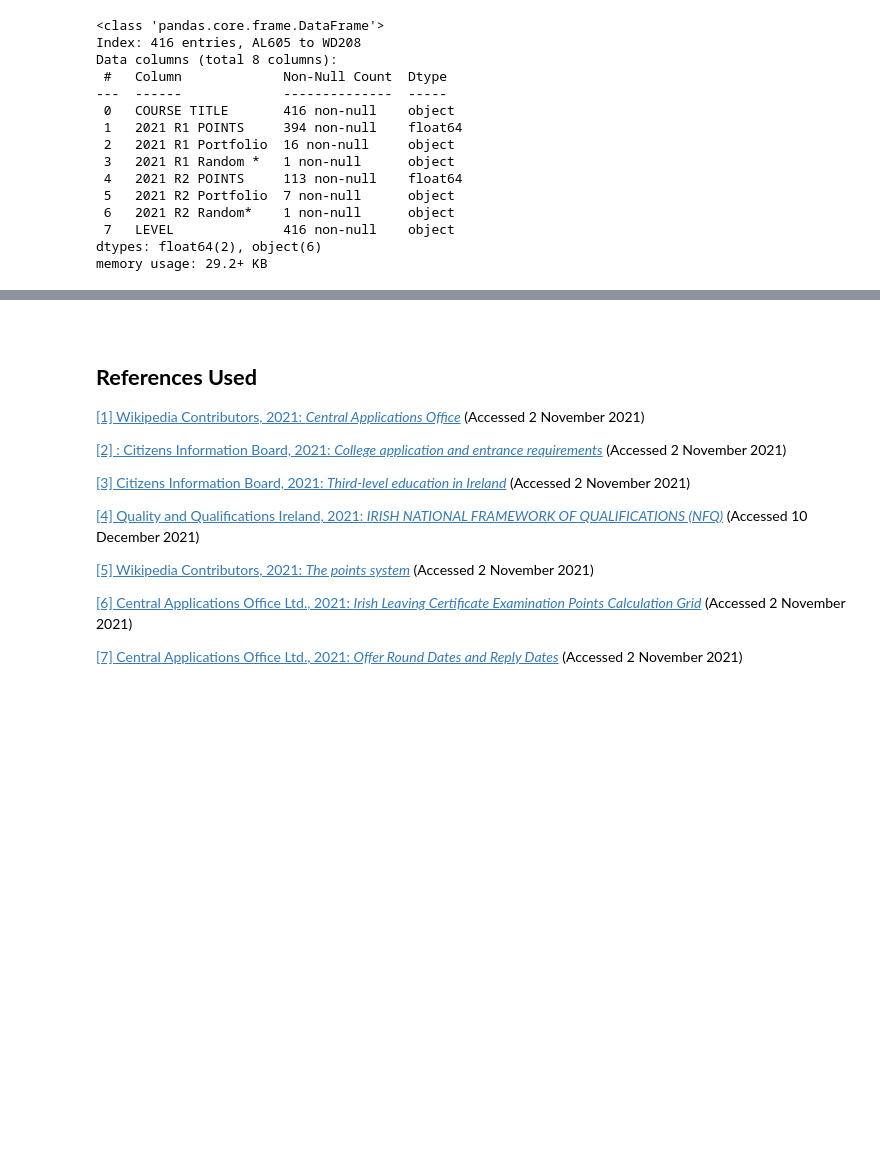
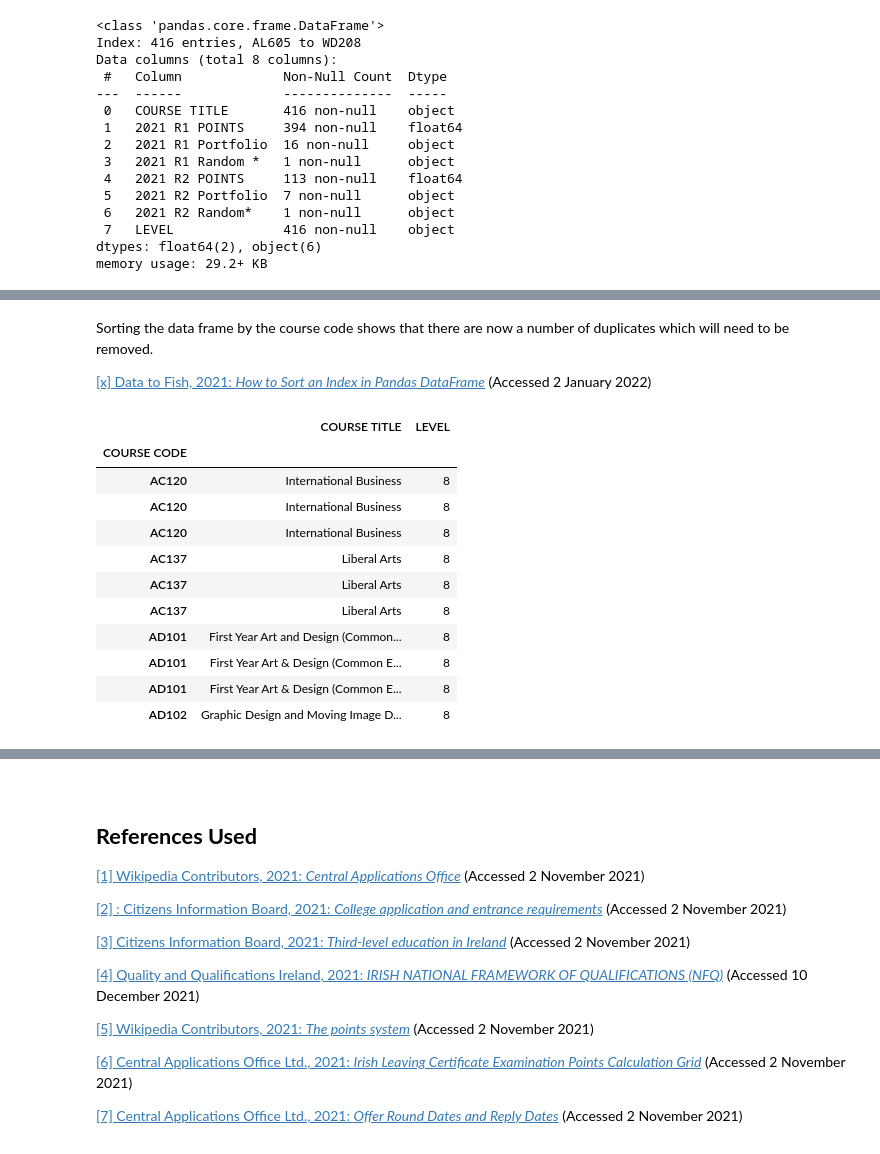
Before and after one commit to ssteffens/fundamentals-data-analysis-assessment, a Jupyter notebook: cao.ipynb, the cells around one changed output, grey strips where cells are left out. Drawn from its saved outputs; the diff is of its cells as text; code cells hidden in the pictures; blank space fills up the shorter version.

```diff
--- a/cao.ipynb
+++ b/cao.ipynb
@@ -1132,0 +1138,23 @@ allcourses
+# %% [markdown]
+Sorting the data frame by the course code shows that there are now a number of duplicates which will need to be removed.
+
+[[x] Data to Fish, 2021: *How to Sort an Index in Pandas DataFrame*](https://datatofish.com/sort-index-pandas-dataframe/) (Accessed 2 January 2022)
+# %%
+# Sort by course code
+allcourses.sort_index(inplace=True)
+
+# Display first 10 rows
+allcourses.head(10)
+# %% [output]
+|  | COURSE TITLE | LEVEL |
+| COURSE CODE |  |  |
+| AC120 | International Business | 8 |
+| AC120 | International Business | 8 |
+| AC120 | International Business | 8 |
+| AC137 | Liberal Arts | 8 |
+| AC137 | Liberal Arts | 8 |
+| AC137 | Liberal Arts | 8 |
+| AD101 | First Year Art and Design (Common... | 8 |
+| AD101 | First Year Art & Design (Common E... | 8 |
+| AD101 | First Year Art & Design (Common E... | 8 |
+| AD102 | Graphic Design and Moving Image D... | 8 |
```
Also changed, not shown: parts of 14 cells of this notebook, 20 other files.
